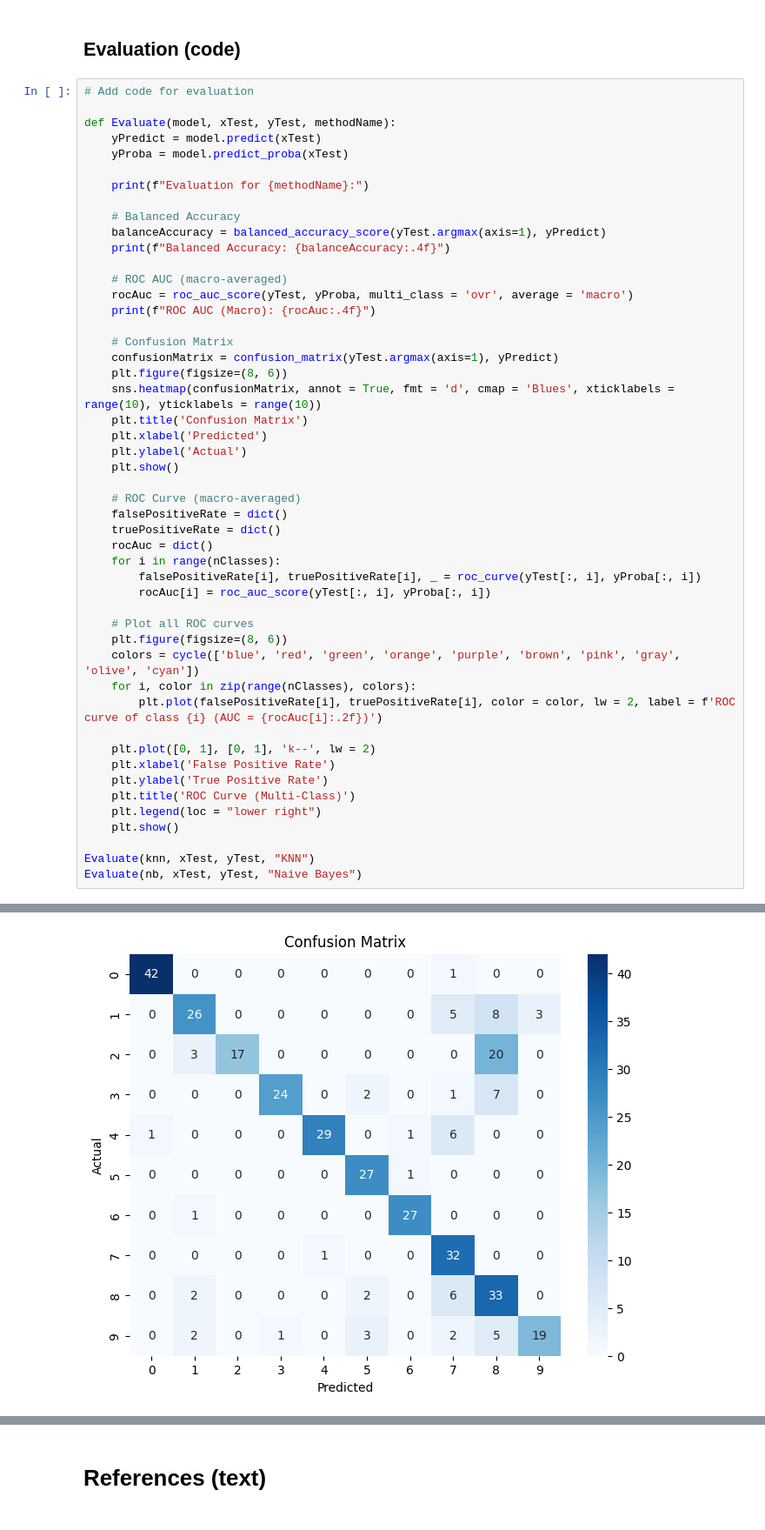
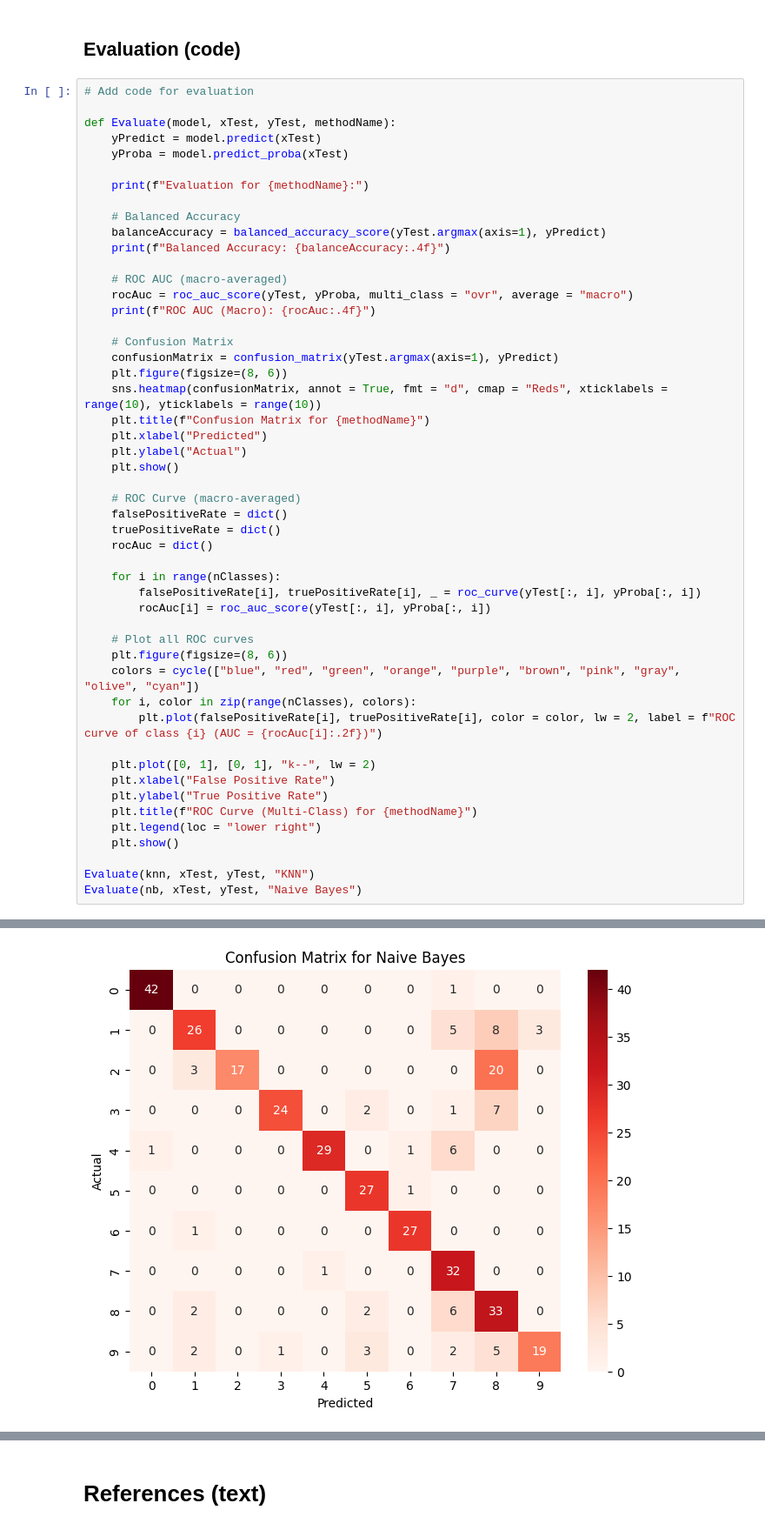
Before and after one commit to ThatTanishqTak/Group-11_ML, a Jupyter notebook: KNN_NaiveBayes.ipynb, the cells around one changed output, grey strips where cells are left out. Shown: that part at 87% size. Saved outputs shown, nothing was run; the diff lists cells and outputs as text.

```diff
--- a/KNN_NaiveBayes.ipynb
+++ b/KNN_NaiveBayes.ipynb
@@ -85,36 +85,37 @@ def Evaluate(model, xTest, yTest, methodName):
     print(f"Balanced Accuracy: {balanceAccuracy:.4f}")
 
     # ROC AUC (macro-averaged)
-    rocAuc = roc_auc_score(yTest, yProba, multi_class = 'ovr', average = 'macro')
+    rocAuc = roc_auc_score(yTest, yProba, multi_class = "ovr", average = "macro")
     print(f"ROC AUC (Macro): {rocAuc:.4f}")
 
     # Confusion Matrix
     confusionMatrix = confusion_matrix(yTest.argmax(axis=1), yPredict)
     plt.figure(figsize=(8, 6))
-    sns.heatmap(confusionMatrix, annot = True, fmt = 'd', cmap = 'Blues', xticklabels = range(10), yticklabels = range(10))
-    plt.title('Confusion Matrix')
-    plt.xlabel('Predicted')
-    plt.ylabel('Actual')
+    sns.heatmap(confusionMatrix, annot = True, fmt = "d", cmap = "Reds", xticklabels = range(10), yticklabels = range(10))
+    plt.title(f"Confusion Matrix for {methodName}")
+    plt.xlabel("Predicted")
+    plt.ylabel("Actual")
     plt.show()
 
     # ROC Curve (macro-averaged)
     falsePositiveRate = dict()
     truePositiveRate = dict()
     rocAuc = dict()
+
     for i in range(nClasses):
         falsePositiveRate[i], truePositiveRate[i], _ = roc_curve(yTest[:, i], yProba[:, i])
         rocAuc[i] = roc_auc_score(yTest[:, i], yProba[:, i])
 
     # Plot all ROC curves
     plt.figure(figsize=(8, 6))
-    colors = cycle(['blue', 'red', 'green', 'orange', 'purple', 'brown', 'pink', 'gray', 'olive', 'cyan'])
+    colors = cycle(["blue", "red", "green", "orange", "purple", "brown", "pink", "gray", "olive", "cyan"])
     for i, color in zip(range(nClasses), colors):
-        plt.plot(falsePositiveRate[i], truePositiveRate[i], color = color, lw = 2, label = f'ROC curve of class {i} (AUC = {rocAuc[i]:.2f})')
+        plt.plot(falsePositiveRate[i], truePositiveRate[i], color = color, lw = 2, label = f"ROC curve of class {i} (AUC = {rocAuc[i]:.2f})")
 
-    plt.plot([0, 1], [0, 1], 'k--', lw = 2)
-    plt.xlabel('False Positive Rate')
-    plt.ylabel('True Positive Rate')
-    plt.title('ROC Curve (Multi-Class)')
+    plt.plot([0, 1], [0, 1], "k--", lw = 2)
+    plt.xlabel("False Positive Rate")
+    plt.ylabel("True Positive Rate")
+    plt.title(f"ROC Curve (Multi-Class) for {methodName}")
     plt.legend(loc = "lower right")
     plt.show()
 
@@ -129,4 +130,4 @@ ROC AUC (Macro): 0.9955
 Evaluation for Naive Bayes:
 Balanced Accuracy: 0.7770
 ROC AUC (Macro): 0.9733
-[figure, old version]
+[figure, new version]
```
Also changed, not shown: parts of 2 cells of this notebook.
